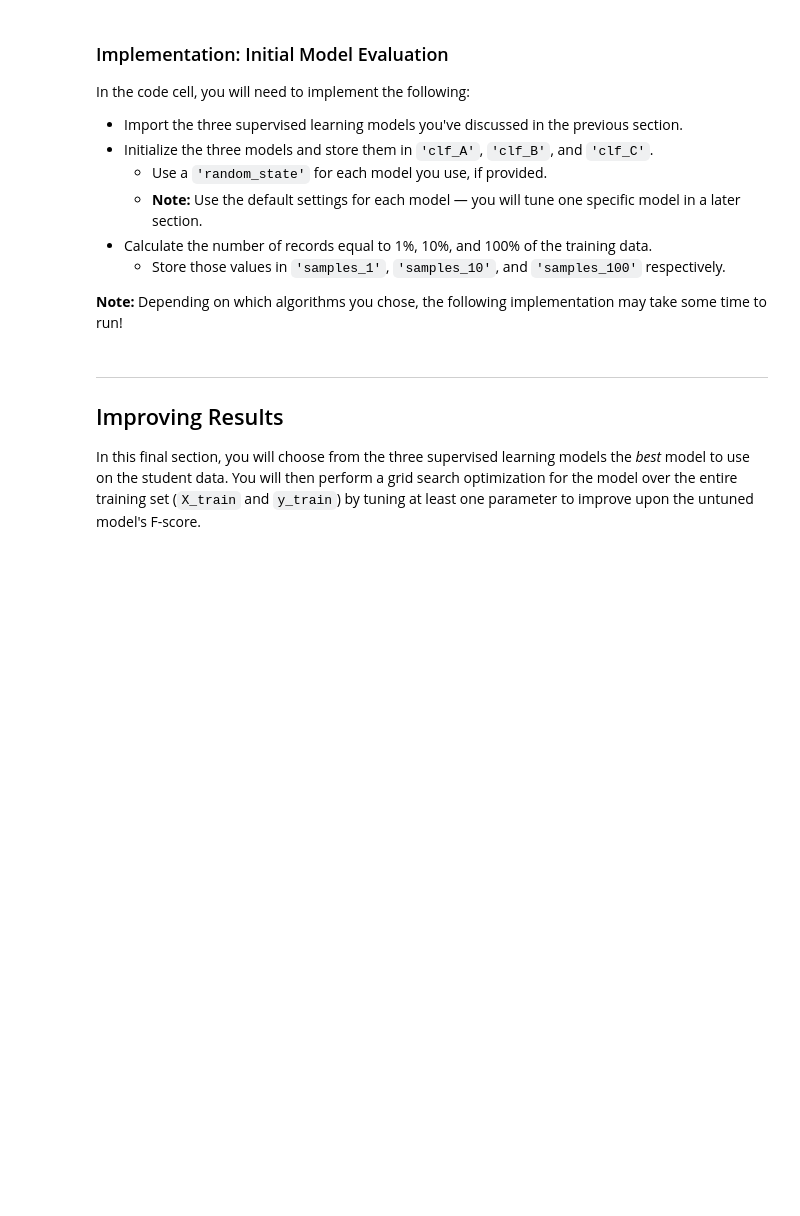
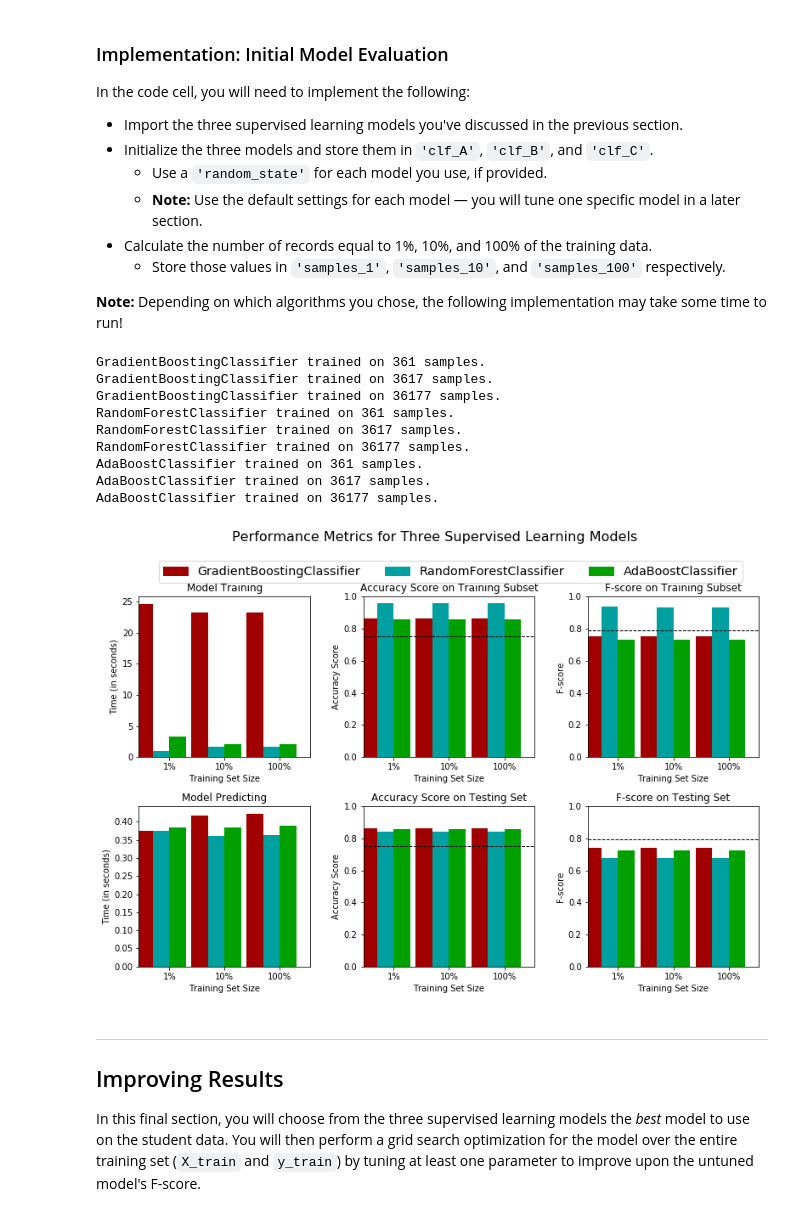
Before and after one commit to AlexSath/P1_CharityML_Donors, a Jupyter notebook: finding_donors.ipynb, the cells around one changed output. Drawn from its saved outputs; the diff is of its cells as text; code cells hidden in the pictures; blank space fills up the shorter version.

```diff
--- a/finding_donors.ipynb
+++ b/finding_donors.ipynb
@@ -295,6 +322,8 @@ In the code block below, you will need to implement the following:
    - Make sure that you set the `beta` parameter!
 # %%
 # TODO: Import two metrics from sklearn - fbeta_score and accuracy_score
+from sklearn.metrics import fbeta_score
+from sklearn.metrics import accuracy_score
 
 def train_predict(learner, sample_size, X_train, y_train, X_test, y_test):
     '''
@@ -311,33 +340,33 @@ def train_predict(learner, sample_size, X_train, y_train, X_test, y_test):
 
     # TODO: Fit the learner to the training data using slicing with 'sample_size' using .fit(training_features[:], training_labels[:])
     start = time() # Get start time
-    learner = None
+    learner = learner.fit(X_train, y_train)
     end = time() # Get end time
 
     # TODO: Calculate the training time
-    results['train_time'] = None
+    results['train_time'] = end-start
 
     # TODO: Get the predictions on the test set(X_test),
     #       then get predictions on the first 300 training samples(X_train) using .predict()
     start = time() # Get start time
-    predictions_test = None
-    predictions_train = None
+    predictions_test = learner.predict(X_test)
+    predictions_train = learner.predict(X_train)
     end = time() # Get end time
 
     # TODO: Calculate the total prediction time
-    results['pred_time'] = None
+    results['pred_time'] = end-start
 
     # TODO: Compute accuracy on the first 300 training samples which is y_train[:300]
-    results['acc_train'] = None
+    results['acc_train'] = accuracy_score(y_train, predictions_train)
 
     # TODO: Compute accuracy on test set using accuracy_score()
-    results['acc_test'] = None
+    results['acc_test'] = accuracy_score(y_test, predictions_test)
 
     # TODO: Compute F-score on the the first 300 training samples using fbeta_score()
-    results['f_train'] = None
+    results['f_train'] = fbeta_score(y_train, predictions_train, beta=0.5)
 
     # TODO: Compute F-score on the test set which is y_test
-    results['f_test'] = None
+    results['f_test'] = fbeta_score(y_test, predictions_test, beta=0.5)
 
     # Success
     print("{} trained on {} samples.".format(learner.__class__.__name__, sample_size))
@@ -356,32 +385,61 @@ In the code cell, you will need to implement the following:
 
 **Note:** Depending on which algorithms you chose, the following implementation may take some time to run!
 # %%
+'''
+- Gaussian Naive Bayes (GaussianNB)
+- Decision Trees
+- Ensemble Methods (Bagging, AdaBoost, Random Forest, Gradient Boosting)
+- K-Nearest Neighbors (KNeighbors)
+- Stochastic Gradient Descent Classifier (SGDC)
+- Support Vector Machines (SVM)
+- Logistic Regression
+'''
 # TODO: Import the three supervised learning models from sklearn
+from sklearn.tree import DecisionTreeClassifier
+from sklearn.linear_model import SGDClassifier
+from sklearn.ensemble import RandomForestClassifier
+from sklearn.linear_model import LogisticRegression
+from sklearn.ensemble import BaggingClassifier
+from sklearn import svm
+from sklearn.neighbors import KNeighborsClassifier
+from sklearn.ensemble import AdaBoostClassifier
+from sklearn.ensemble import GradientBoostingClassifier
 
 # TODO: Initialize the three models
-clf_A = None
-clf_B = None
-clf_C = None
+clf_A = GradientBoostingClassifier()
+clf_B = RandomForestClassifier()
+clf_C = AdaBoostClassifier()
 
 # TODO: Calculate the number of samples for 1%, 10%, and 100% of the training data
 # HINT: samples_100 is the entire training set i.e. len(y_train)
 # HINT: samples_10 is 10% of samples_100 (ensure to set the count of the values to be `int` and not `float`)
 # HINT: samples_1 is 1% of samples_100 (ensure to set the count of the values to be `int` and not `float`)
-samples_100 = None
-samples_10 = None
-samples_1 = None
+samples_100 = len(y_train)
+samples_10 = int(samples_100 * 0.1)
+samples_1 = int(samples_100 * 0.01)
 
 # Collect results on the learners
 results = {}
 for clf in [clf_A, clf_B, clf_C]:
     clf_name = clf.__class__.__name__
     results[clf_name] = {}
     for i, samples in enumerate([samples_1, samples_10, samples_100]):
         results[clf_name][i] = \
         train_predict(clf, samples, X_train, y_train, X_test, y_test)
 
 # Run metrics visualization for the three supervised learning models chosen
 vs.evaluate(results, accuracy, fscore)
+# %% [output]
+GradientBoostingClassifier trained on 361 samples.
+GradientBoostingClassifier trained on 3617 samples.
+GradientBoostingClassifier trained on 36177 samples.
+RandomForestClassifier trained on 361 samples.
+RandomForestClassifier trained on 3617 samples.
+RandomForestClassifier trained on 36177 samples.
+AdaBoostClassifier trained on 361 samples.
+AdaBoostClassifier trained on 3617 samples.
+AdaBoostClassifier trained on 36177 samples.
+[figure, added]
 # %% [markdown]
 ----
 ## Improving Results
```
Also changed, not shown: parts of 29 cells of this notebook, 6 other files.
